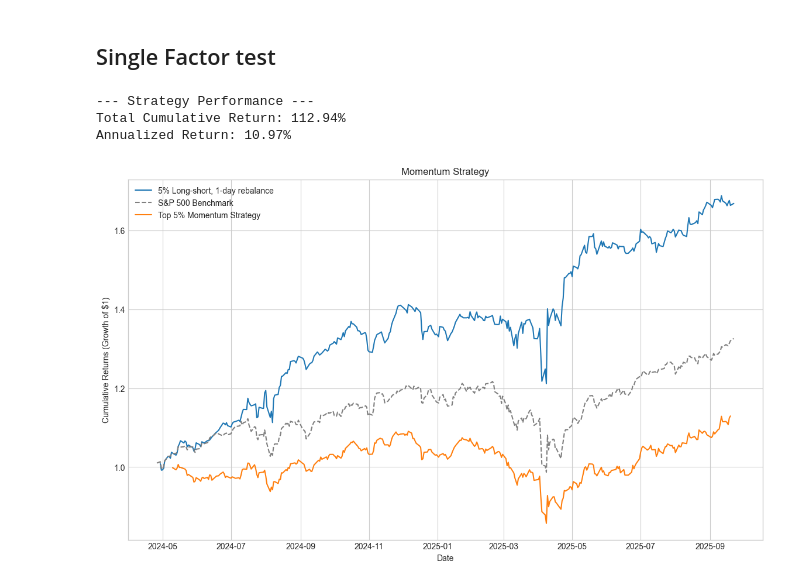
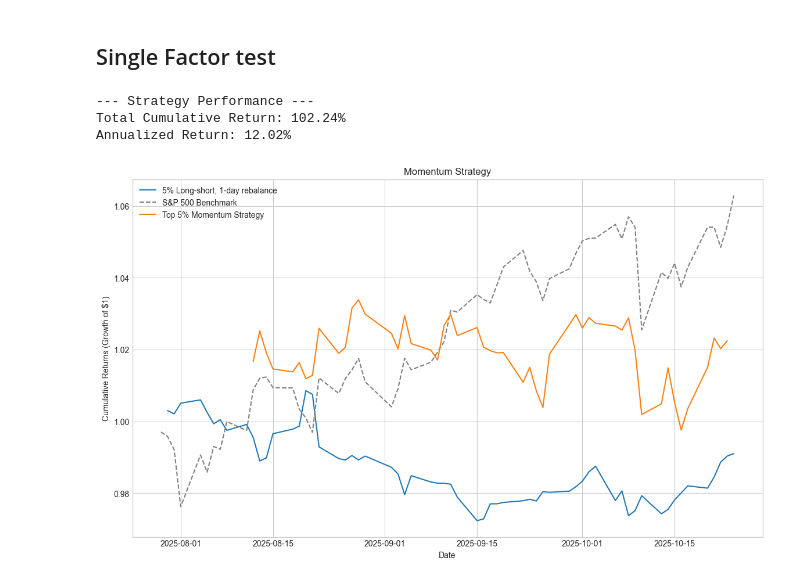
Before and after one commit to Kda648295104/CodeCrunch, a Jupyter notebook: Team_EigenFour_summarized_notebook.ipynb, the cells around one changed output. Drawn from its saved outputs; the diff is of its cells as text; code cells hidden in the pictures.

```diff
--- a/Team_EigenFour_summarized_notebook.ipynb
+++ b/Team_EigenFour_summarized_notebook.ipynb
@@ -83,9 +83,10 @@ REBAL = max(1, int(REBALANCE_DAYS))
 
 # Read data
 # df_f = pd.read_parquet("sp500_all_factors.parquet")
-df_f = pd.read_csv("sp500_all_factors.csv").set_index(['DATE','ID'])
-df_b = pd.read_csv("spx_index.csv").set_index('DATE')
-
+df_f = pd.read_parquet("SP500_members_2015-2025_data_cleaned.parquet")#.set_index(['DATE','ID'])
+print(df_f.head(5))
+df_b = pd.read_parquet("SPX_2015-2025_data_cleaned.parquet")#.set_index('DATE')
+print(df_b.head(5))
 # Normalize keys
 DATE_COL = "DATE"
 TICKER_COL = "ID"
@@ -109,7 +110,7 @@ print("Benchmark span:", bm_daily_ret.index.min(), "→", bm_daily_ret.index.max
 
 # Target: will stock outperform cross-sectional median return over next REBALANCE_DAYS?
 df = df_f.copy()
-df["future_ret"] = df.groupby(level="ID")["Close"].shift(-REBAL) / df["Close"] - 1
+df["future_ret"] = df.groupby(level="ID")["CLOSE"].shift(-REBAL) / df["CLOSE"] - 1
 median_cs = df.groupby(level="DATE")["future_ret"].transform("median")
 df["Target"] = (df["future_ret"] > median_cs).astype(int)
 
@@ -121,7 +122,7 @@ def label_by_percentile(x, low=0.4, high=0.7):
 
 
 # Keep rows where features + target + price are present
-required = factor_cols + ["Target","Close"]
+required = factor_cols + ["Target","CLOSE"]
 clean = df.dropna(subset=required)
 
 # Split by date (avoid leakage)
@@ -315,7 +330,7 @@ pred = X_test.copy()
 pred["prob"] = proba
 pred["prob2"] = proba2
 
-close_panel = test["Close"].unstack(level="ID")
+close_panel = test["CLOSE"].unstack(level="ID")
 test_dates = sorted(pred.index.get_level_values("DATE").unique())
 
 all_rets = pd.Series(index=pd.Index(test_dates, name='DATE'),dtype='float64')   # store daily L/S returns
@@ -324,7 +339,9 @@ baskets_by_date = {}   # store long/short baskets to compute turnover-based fees
 # long top k%, short bottom k%.
 for i in range(0, max(0, len(test_dates)-1), REBAL):
     d0 = test_dates[i]                               # start of current rebalance period
+    print("D0: ",d0)
     d1 = test_dates[min(i+REBAL, len(test_dates)-1)] # start of current rebalance period; next rebalance date
+    print("D1: ",d1)
     row = pred.loc[d0]
 
     # Skips if fewer than 2 stocks available (can’t form long/short)
@@ -363,8 +380,8 @@ for i in range(0, max(0, len(test_dates)-1), REBAL):
     short_ret = stock_rets[short_tks].mean(axis=1).fillna(0) # if NaN, fill 0
 
 
-    # ls = (long_ret - short_ret) / 2.0   # long-short
-    ls = long_ret                        # long only
+    ls = (long_ret - short_ret) / 2.0   # long-short
+    # ls = long_ret                        # long only
     all_rets.loc[test_dates[i+1]:d1] = ls
     #print(long_tks)
     #print(d0)
@@ -994,9 +957,9 @@ clean_filtered = clean.loc[clean.index.get_level_values('DATE') >= split_date]
 df_single = clean_filtered.sort_index(level=['DATE', 'ID'])
 
 
-df_single[signal_name] = df_single.groupby(level='ID')['Close'].pct_change(MOMENTUM_DAYS) * 100
+df_single[signal_name] = df_single.groupby(level='ID')['CLOSE'].pct_change(MOMENTUM_DAYS) * 100
 
-df_single['future_return'] = df_single.groupby(level='ID')['Close'].pct_change(REBAL).shift(-REBAL)
+df_single['future_return'] = df_single.groupby(level='ID')['CLOSE'].pct_change(REBAL).shift(-REBAL)
 df_single.dropna(inplace=True)
 daily_returns = []
 trade_dates = []
@@ -1005,7 +968,7 @@ trade_dates = []
 for date, daily_data in df_single.groupby(level='DATE'):
     # print(date, daily_data)
     # a. Rank stocks for this day based on our momentum signal
-    ranked_data = daily_data.sort_values(by='Beta252', ascending=False)#can replace the signal_name with any other factor
+    ranked_data = daily_data.sort_values(by='OM', ascending=False)#can replace the signal_name with any other factor
 
     # b. Determine how many stocks to buy
     num_stocks_to_buy = int(len(ranked_data) * (PORTFOLIO_PERCENTILE / 100.0))
@@ -1029,33 +992,33 @@ for date, daily_data in df_single.groupby(level='DATE'):
 results_df = pd.DataFrame({
     'Strategy': daily_returns,
 }, index=pd.Index(trade_dates, name='DATE'))
 
 # Calculate cumulative returns (the growth of $1)
 strategy_cumulative = (1 + results_df['Strategy']).cumprod()
 # Ensure all time series indices are datetime
 strategy_cumulative.index = pd.to_datetime(strategy_cumulative.index)
 
 # Calculate annualized returns (assuming 252 trading days a year)
 annualized_strategy_return = (1 + results_df['Strategy'].mean())**252 - 1
 
 print("--- Strategy Performance ---")
 print(f"Total Cumulative Return: {strategy_cumulative.iloc[-1]:.2%}")
 print(f"Annualized Return: {annualized_strategy_return:.2%}")
 
 # Plot the equity curves
 plt.style.use('seaborn-v0_8-whitegrid')
 plt.figure(figsize=(14, 8))
 # strategy_cumulative.plot(label=f'Top {PORTFOLIO_PERCENTILE}% Momentum Strategy', legend=True, linewidth=2)
 plt.plot(all_cum, label='5% Long-short, 1-day rebalance')
 plt.plot(bench_cum, label='S&P 500 Benchmark', linestyle='--', color='gray')
 plt.plot(strategy_cumulative, label=f'Top {PORTFOLIO_PERCENTILE}% Momentum Strategy')
 plt.title('Momentum Strategy')
 plt.xlabel('Date')
 plt.ylabel('Cumulative Returns (Growth of $1)')
 plt.legend()
 plt.show()
 # %% [output]
 --- Strategy Performance ---
-Total Cumulative Return: 112.94%
-Annualized Return: 10.97%
+Total Cumulative Return: 102.24%
+Annualized Return: 12.02%
-[figure, old version]
+[figure, new version]
```
Also changed, not shown: parts of 13 cells of this notebook.
